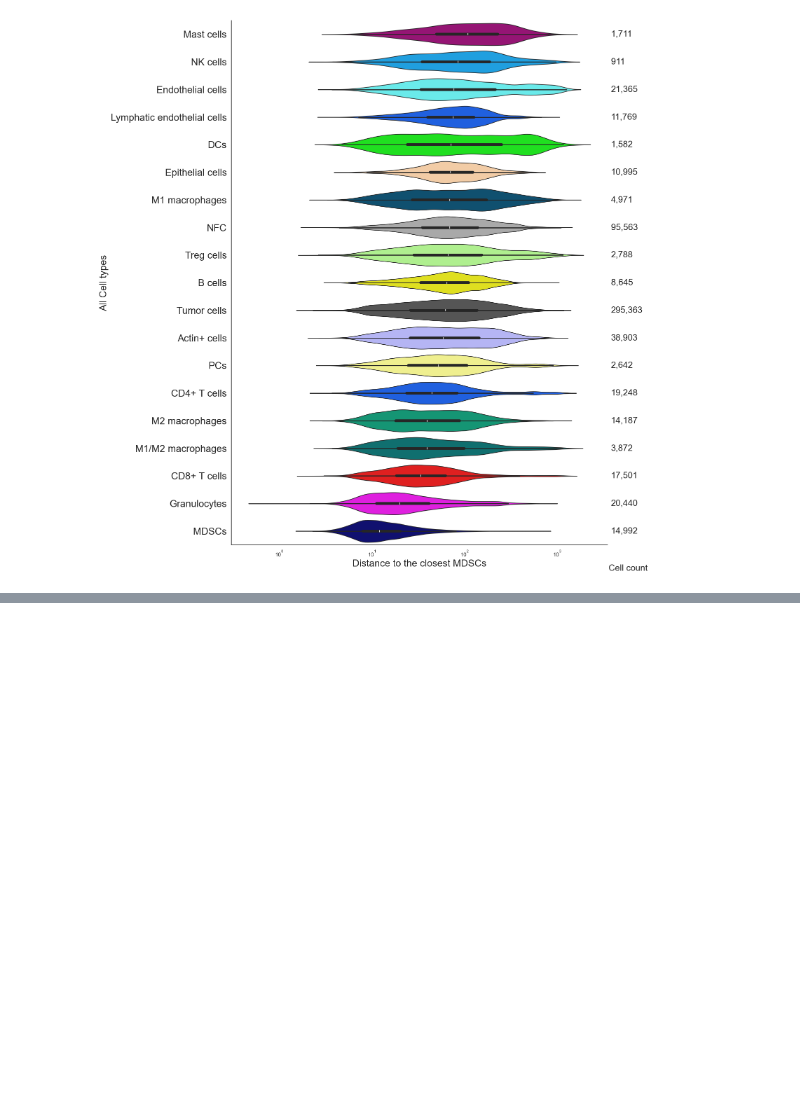
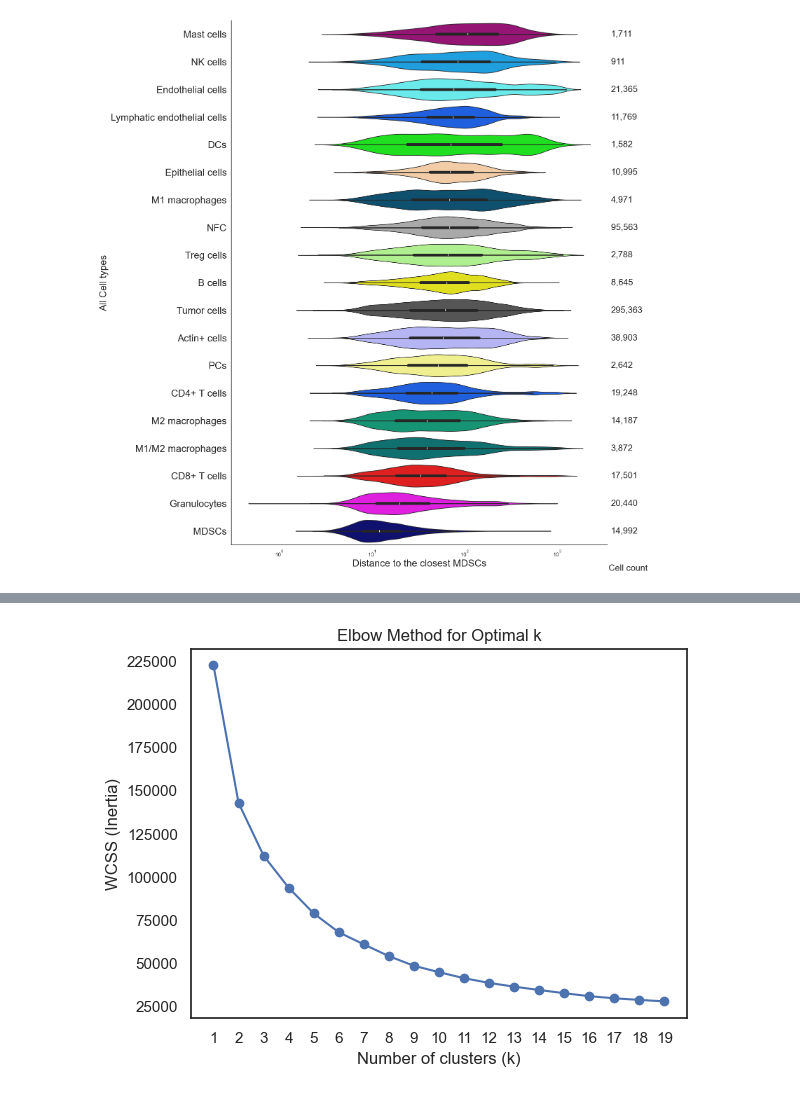
Before and after one commit to SchapiroLabor/NUT_spatial, a Jupyter notebook: spatial_analysis/spatial_analysis.ipynb, the cells around one changed output, grey strips where cells are left out. Saved outputs shown, nothing was run; the diff lists cells and outputs as text; code cells hidden in the pictures; blank space fills up the shorter version.

```diff
--- a/spatial_analysis/spatial_analysis.ipynb
+++ b/spatial_analysis/spatial_analysis.ipynb
@@ -2252,3 +2400,8 @@ Passing `palette` without assigning `hue` is deprecated and will be removed in v
 
 The `scale` parameter has been renamed and will be removed in v0.15.0. Pass `density_norm='width'` for the same effect.
 [figure]
+# %%
+adata_filtered = adata[~adata.obs['patient_exp'].isin(["NMC_12_ROI6", "NMC_21_ROI23"])].copy()
+# %%
+#determining niches
+adata_filtered = sm.tl.spatial_lda(adata_filtered, method='radius', radius=170, label='spatial_lda', x_coordinate="Cell Center X", y_coordinate="Cell Center Y", imageid="patient_exp", phenotype="cell_category")
@@ -2254,0 +2426,27 @@ The `scale` parameter has been renamed and will be removed in v0.15.0. Pass `den
+# %%
+from sklearn.cluster import KMeans
+
+# 1️⃣ Extract the representation used for clustering
+X = adata_filtered.uns['spatial_lda']
+
+# 2️⃣ Define k range
+k_range = range(1, 20)
+
+# 3️⃣ Compute WCSS (inertia)
+wcss = []
+
+for k in k_range:
+    kmeans = KMeans(n_clusters=k, random_state=42, n_init=10)
+    kmeans.fit(X)
+    wcss.append(kmeans.inertia_)
+
+# 4️⃣ Plot elbow curve
+plt.figure()
+plt.plot(k_range, wcss, marker='o')
+plt.xlabel("Number of clusters (k)")
+plt.ylabel("WCSS (Inertia)")
+plt.title("Elbow Method for Optimal k")
+plt.xticks(list(k_range))
+plt.show()
+# %% [output]
+[figure, added]
```
Also changed, not shown: parts of 39 cells of this notebook.
